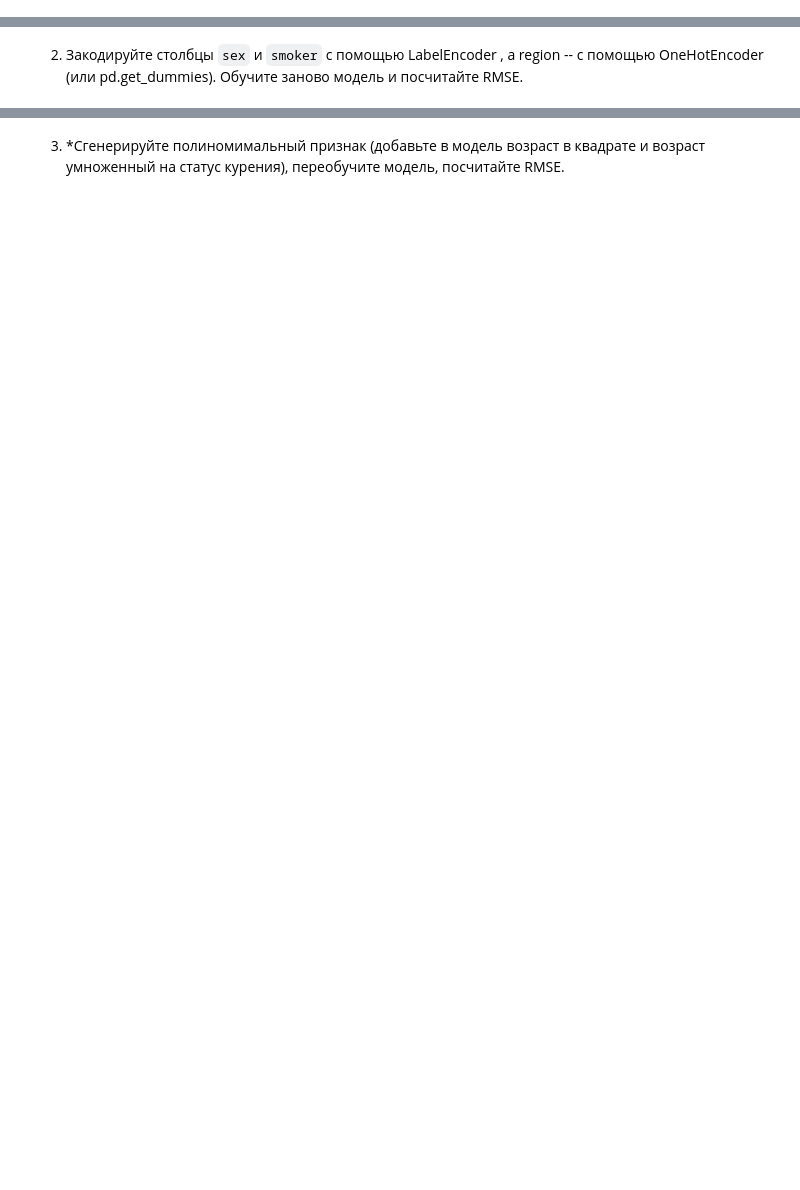
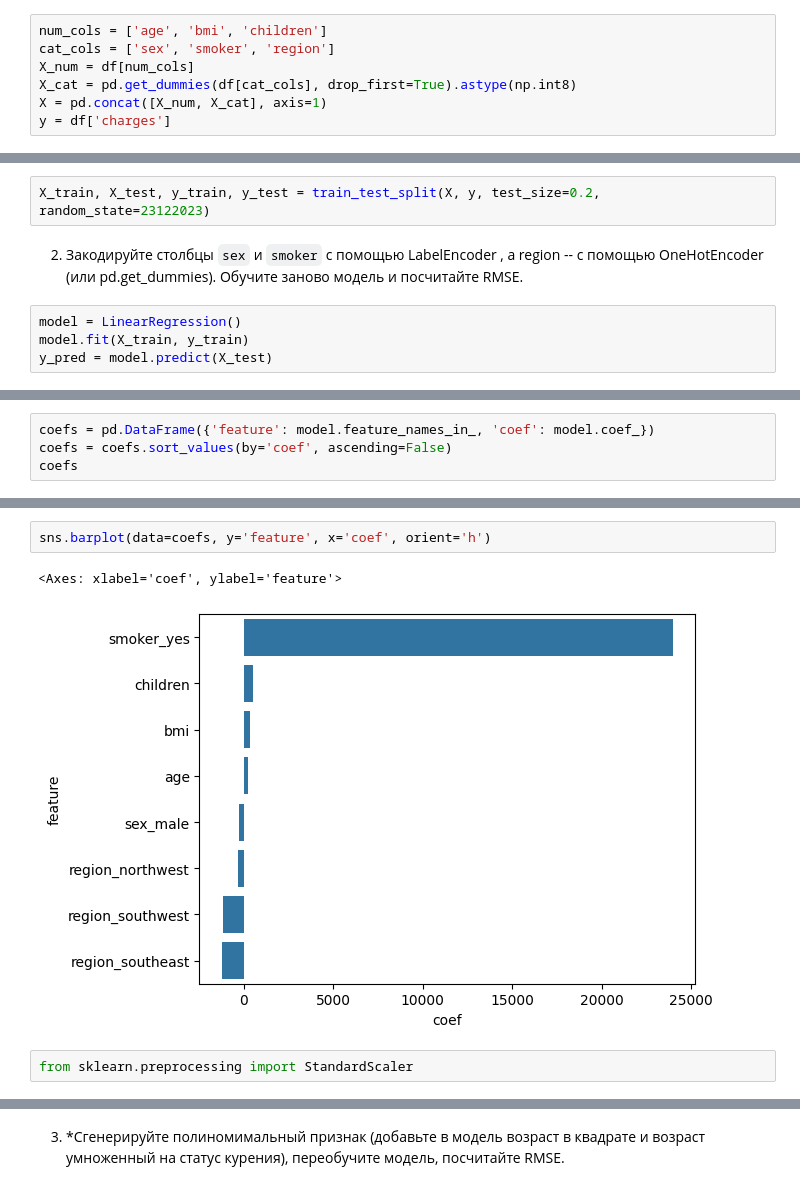
Before and after one commit to igumnov-daniel/HOCK_FEBRUARY_2023, a Jupyter notebook: 12_ML_2_regularization/12_1_regularization.ipynb, the cells around one changed output, grey strips where cells are left out. Saved outputs shown, nothing was run; the diff lists cells and outputs as text; blank space fills up the shorter version.

```diff
--- a/12_ML_2_regularization/12_1_regularization.ipynb
+++ b/12_ML_2_regularization/12_1_regularization.ipynb
@@ -423,3 +560,10 @@ r2_score(y_test, y_pred)
 # %% [markdown]
 
 1. Попробуйте построить обычную линейную регрессию только на числовых признаках. Посчитайте RMSE.
+# %%
+num_cols = ['age', 'bmi', 'children']
+cat_cols = ['sex', 'smoker', 'region']
+X_num = df[num_cols]
+X_cat = pd.get_dummies(df[cat_cols], drop_first=True).astype(np.int8)
+X = pd.concat([X_num, X_cat], axis=1)
+y = df['charges']
@@ -426,2 +579,8 @@ r2_score(y_test, y_pred)
+# %%
+X_train, X_test, y_train, y_test = train_test_split(X, y, test_size=0.2, random_state=23122023)
 # %% [markdown]
 2. Закодируйте столбцы `sex` и `smoker` с помощью LabelEncoder , а region -- с помощью OneHotEncoder (или pd.get_dummies). Обучите заново модель и посчитайте RMSE.
+# %%
+model = LinearRegression()
+model.fit(X_train, y_train)
+y_pred = model.predict(X_test)
@@ -427,0 +612,4 @@ r2_score(y_test, y_pred)
+# %%
+coefs = pd.DataFrame({'feature': model.feature_names_in_, 'coef': model.coef_})
+coefs = coefs.sort_values(by='coef', ascending=False)
+coefs
@@ -427,0 +626,7 @@ r2_score(y_test, y_pred)
+# %%
+sns.barplot(data=coefs, y='feature', x='coef', orient='h')
+# %% [output]
+<Axes: xlabel='coef', ylabel='feature'>
+[figure, added]
+# %%
+from sklearn.preprocessing import StandardScaler
```
Also changed, not shown: parts of 61 cells of this notebook.
